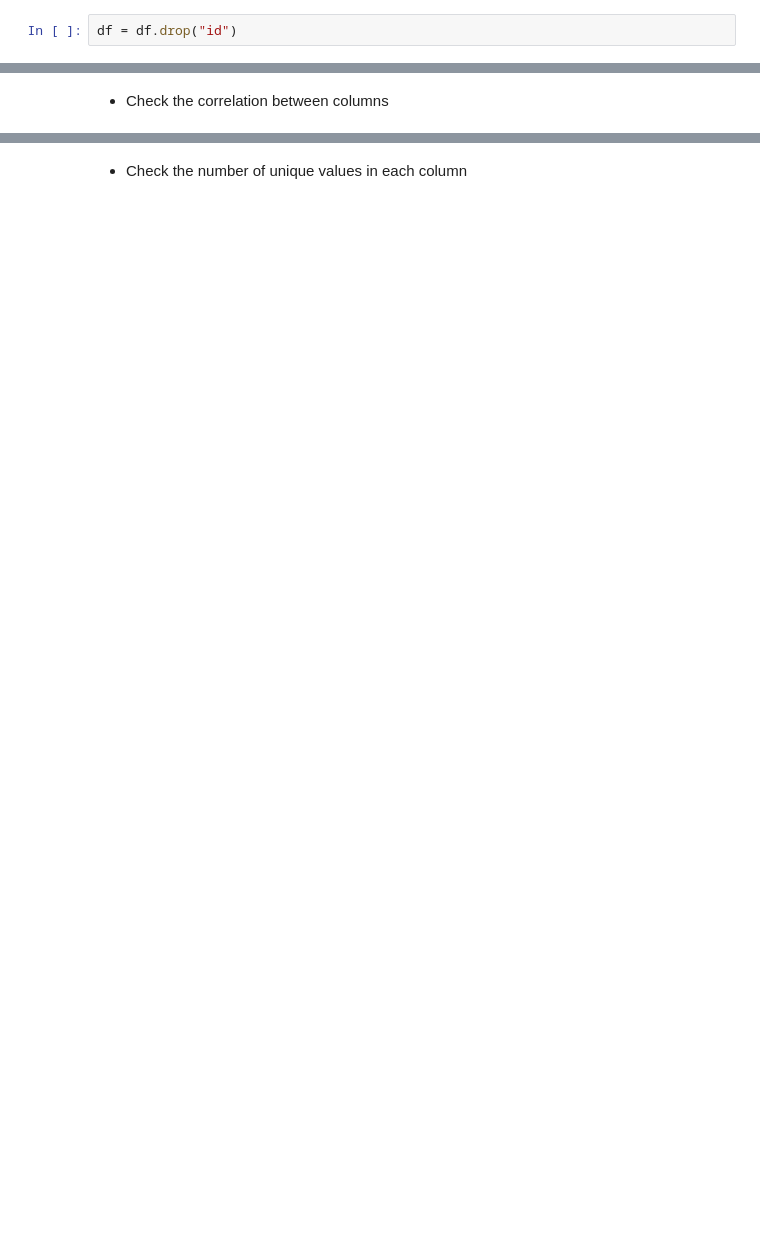
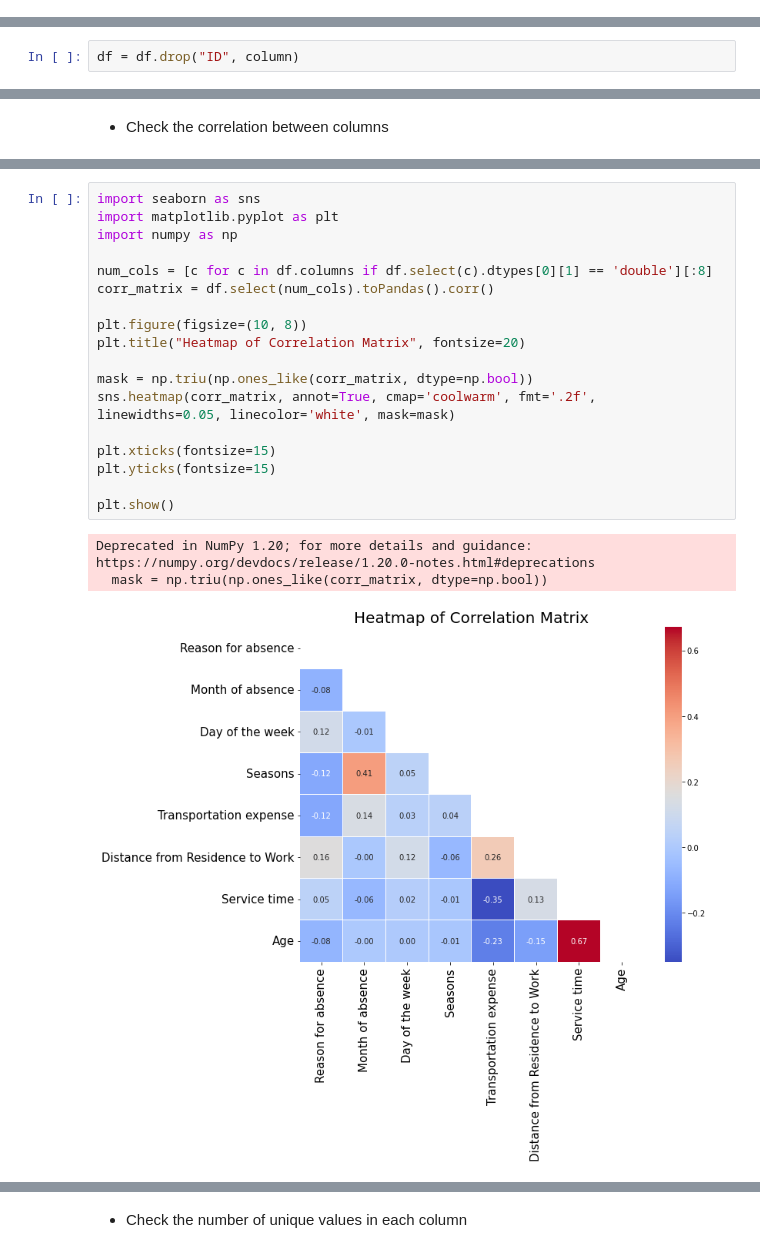
Before and after one commit to GuilhermeVCCdaSilva/ProjetoBD, a Jupyter notebook: ProjetoBigData_GuilhermeSilvaMarineFournieGonçaloAlves.ipynb, the cells around one changed output, grey strips where cells are left out. Saved outputs shown, nothing was run; the diff lists cells and outputs as text; blank space fills up the shorter version.

Commit message:
added plots

```diff
--- a/ProjetoBigData_GuilhermeSilvaMarineFournieGonçaloAlves.ipynb
+++ b/ProjetoBigData_GuilhermeSilvaMarineFournieGonçaloAlves.ipynb
@@ -105,5 +96,3 @@ only showing top 10 rows
 19.    Altura: A altura do funcionário.
 20.    Índice de massa corporal: O índice de massa corporal do funcionário.
 21.    Tempo de ausência em horas: O número de horas que o funcionário ficou ausente.
-# %%
-df = df.drop("id")
@@ -303,3 +195,5 @@ df.dtypes
+# %%
+df = df.drop("ID", column)
 # %% [markdown]
 - Check the statistics of numerical columns
 # %%
@@ -321,0 +218,22 @@ print(corr)
+# %%
+import seaborn as sns
+import matplotlib.pyplot as plt
+import numpy as np
+
+num_cols = [c for c in df.columns if df.select(c).dtypes[0][1] == 'double'][:8]
+corr_matrix = df.select(num_cols).toPandas().corr()
+
+plt.figure(figsize=(10, 8))
+plt.title("Heatmap of Correlation Matrix", fontsize=20)
+
+mask = np.triu(np.ones_like(corr_matrix, dtype=np.bool))
+sns.heatmap(corr_matrix, annot=True, cmap='coolwarm', fmt='.2f', linewidths=0.05, linecolor='white', mask=mask)
+
+plt.xticks(fontsize=15)
+plt.yticks(fontsize=15)
+
+plt.show()
+# %% [output]
+Deprecated in NumPy 1.20; for more details and guidance: https://numpy.org/devdocs/release/1.20.0-notes.html#deprecations
+  mask = np.triu(np.ones_like(corr_matrix, dtype=np.bool))
+[figure, added]
```
Also changed, not shown: parts of 23 cells of this notebook.
